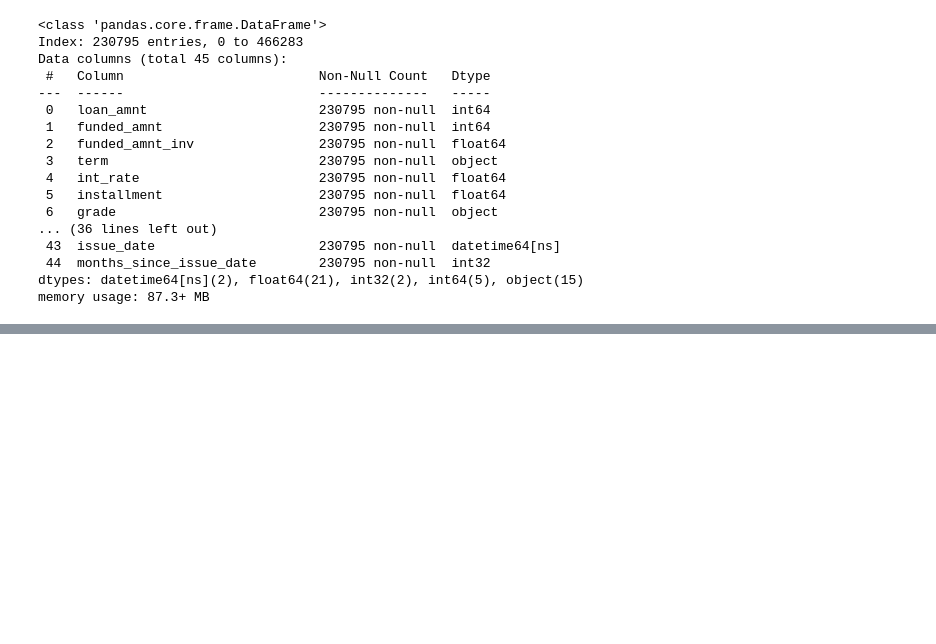
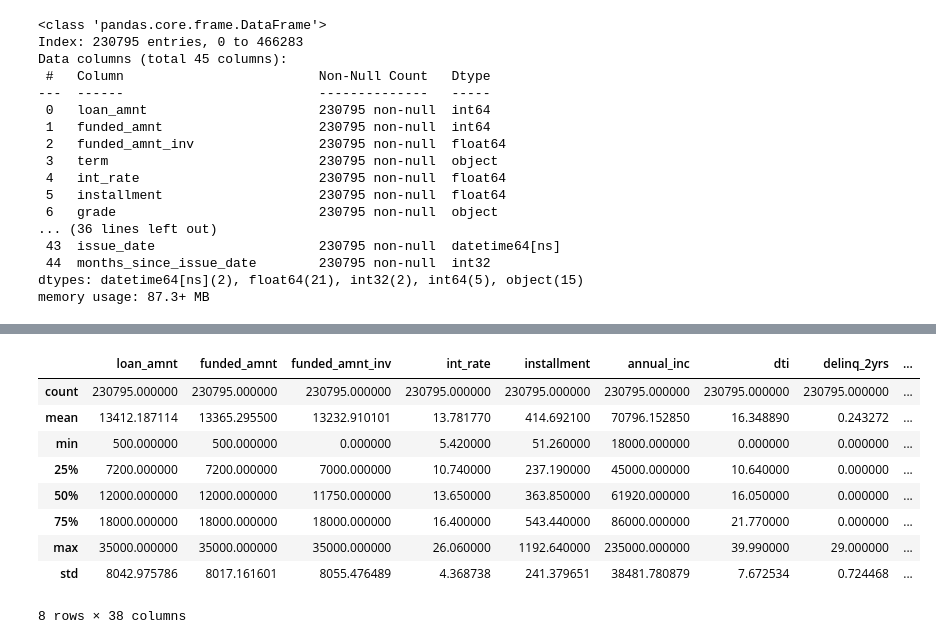
Before and after one commit to amitsrm3751-ctrl/credit-portfolio-vasicek-simulation, a Jupyter notebook: notebooks/01_data_preparation.ipynb, the cells around one changed output, grey strips where cells are left out. Saved outputs shown, nothing was run; the diff lists cells and outputs as text; code cells hidden in the pictures; blank space fills up the shorter version.

```diff
--- a/notebooks/01_data_preparation.ipynb
+++ b/notebooks/01_data_preparation.ipynb
@@ -504,0 +965,35 @@ memory usage: 87.3+ MB
+# %%
+loan_data_pd['total_rev_hi_lim_missing'] = \
+    loan_data_pd['total_rev_hi_lim'].isna().astype(int)
+
+loan_data_pd['total_rev_hi_lim'] = \
+    loan_data_pd['total_rev_hi_lim'].fillna(
+        loan_data_pd['total_rev_hi_lim'].median()
+    )
+# %%
+loan_data_pd['tot_coll_amt_mising'] = \
+    loan_data_pd['tot_coll_amt'].isna().astype(int)
+
+loan_data_pd['tot_coll_amt'] = \
+    loan_data_pd['tot_coll_amt'].fillna(
+        loan_data_pd['tot_coll_amt'].median()
+    )
+# %%
+loan_data_pd['revol_util'] = \
+    loan_data_pd['revol_util'].fillna(0)
+# %%
+loan_data_pd['collections_12_mths_ex_med'] = \
+    loan_data_pd['collections_12_mths_ex_med'].fillna(0)
+# %%
+loan_data_pd.describe()
+# %% [output]
+|  | loan_amnt | funded_amnt | funded_amnt_inv | int_rate | installment | annual_inc | dti | delinq_2yrs | ... |
+| count | 230795.000000 | 230795.000000 | 230795.000000 | 230795.000000 | 230795.000000 | 230795.000000 | 230795.000000 | 230795.000000 | ... |
+| mean | 13412.187114 | 13365.295500 | 13232.910101 | 13.781770 | 414.692100 | 70796.152850 | 16.348890 | 0.243272 | ... |
+| min | 500.000000 | 500.000000 | 0.000000 | 5.420000 | 51.260000 | 18000.000000 | 0.000000 | 0.000000 | ... |
+| 25% | 7200.000000 | 7200.000000 | 7000.000000 | 10.740000 | 237.190000 | 45000.000000 | 10.640000 | 0.000000 | ... |
+| 50% | 12000.000000 | 12000.000000 | 11750.000000 | 13.650000 | 363.850000 | 61920.000000 | 16.050000 | 0.000000 | ... |
+| 75% | 18000.000000 | 18000.000000 | 18000.000000 | 16.400000 | 543.440000 | 86000.000000 | 21.770000 | 0.000000 | ... |
+| max | 35000.000000 | 35000.000000 | 35000.000000 | 26.060000 | 1192.640000 | 235000.000000 | 39.990000 | 29.000000 | ... |
+| std | 8042.975786 | 8017.161601 | 8055.476489 | 4.368738 | 241.379651 | 38481.780879 | 7.672534 | 0.724468 | ... |
+8 rows × 38 columns
```
Also changed, not shown: parts of 47 cells of this notebook, 1 other file.
